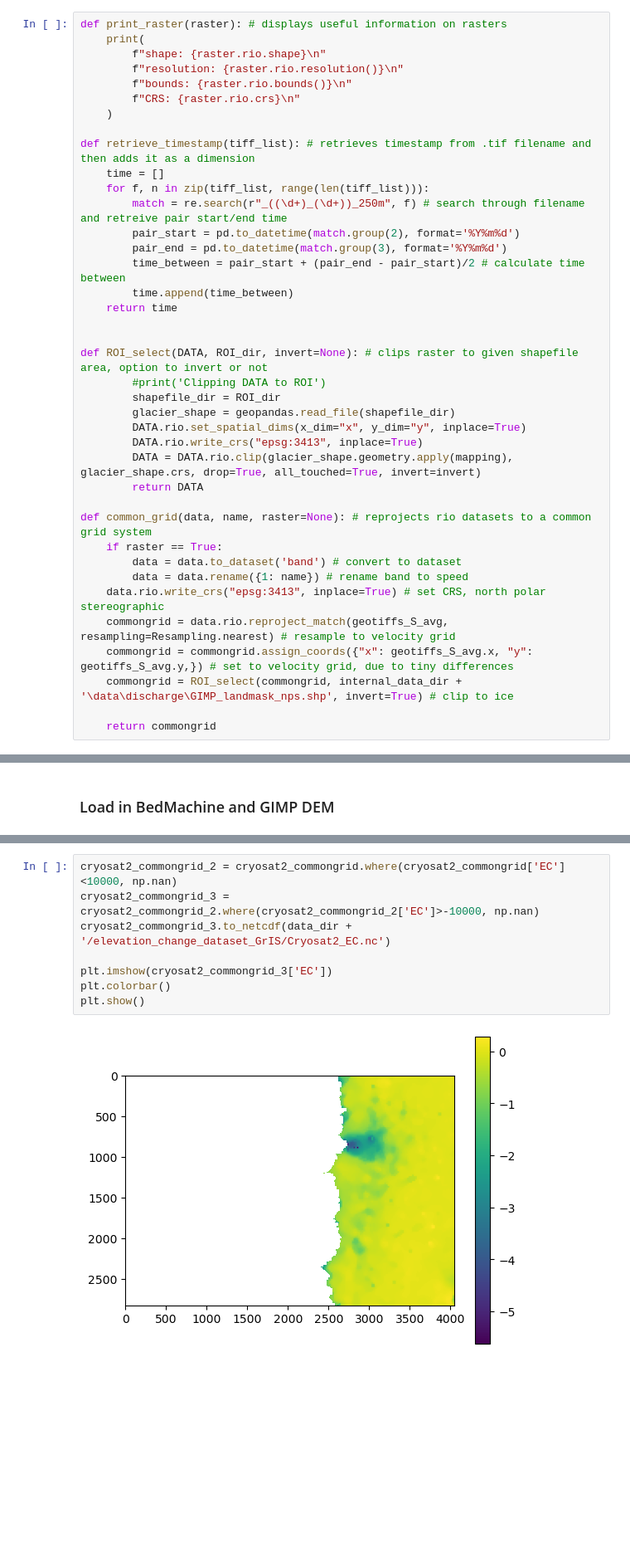
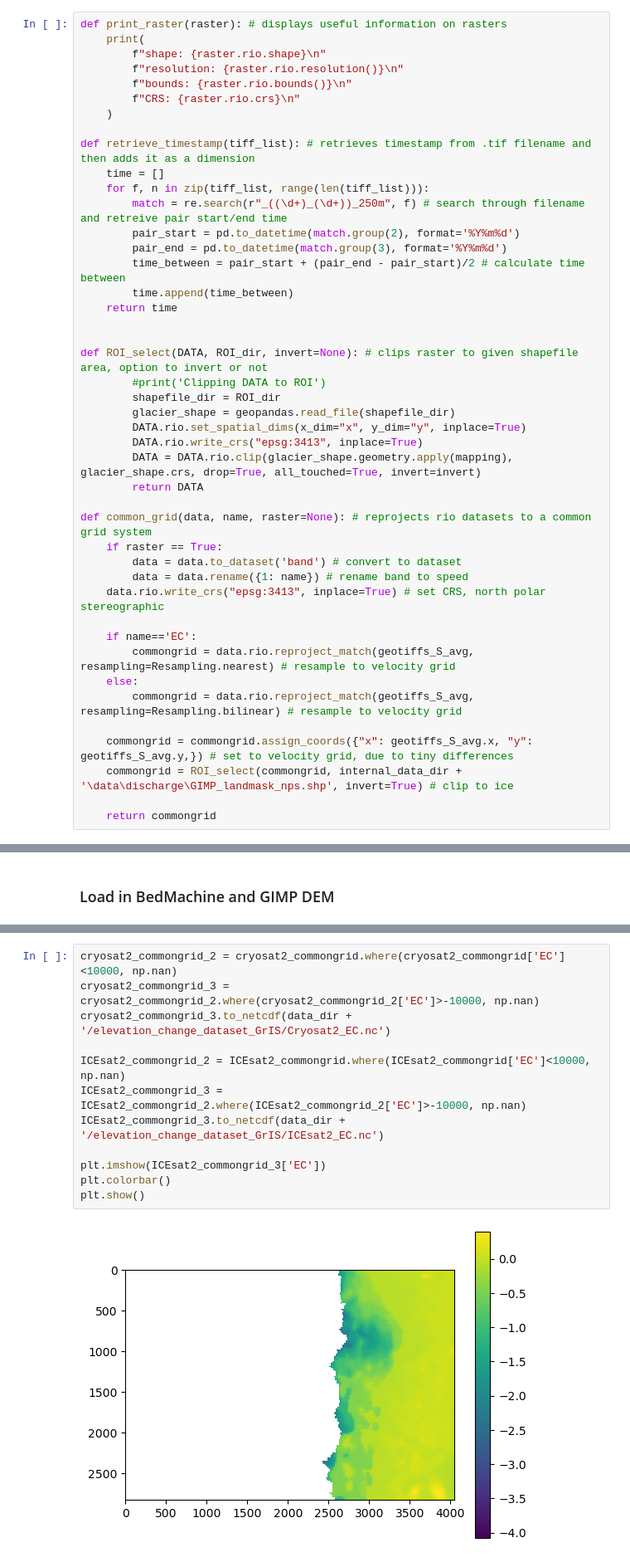
Before and after one commit to ry-ing/GrIS_late-season-melt-event, a Jupyter notebook: code/processing/sentinel1_discharge_processing_land-term.ipynb, the cells around one changed output, grey strips where cells are left out. Shown: that part at 83% size. Cells and saved outputs as stored; diff of their text form; blank space fills up the shorter version.

```diff
--- a/code/processing/sentinel1_discharge_processing_land-term.ipynb
+++ b/code/processing/sentinel1_discharge_processing_land-term.ipynb
@@ -64,7 +64,12 @@ def common_grid(data, name, raster=None): # reprojects rio datasets to a common
         data = data.to_dataset('band') # convert to dataset
         data = data.rename({1: name}) # rename band to speed
     data.rio.write_crs("epsg:3413", inplace=True) # set CRS, north polar stereographic
-    commongrid = data.rio.reproject_match(geotiffs_S_avg, resampling=Resampling.nearest) # resample to velocity grid
+
+    if name=='EC':
+        commongrid = data.rio.reproject_match(geotiffs_S_avg, resampling=Resampling.nearest) # resample to velocity grid
+    else:
+        commongrid = data.rio.reproject_match(geotiffs_S_avg, resampling=Resampling.bilinear) # resample to velocity grid
+
     commongrid = commongrid.assign_coords({"x": geotiffs_S_avg.x, "y": geotiffs_S_avg.y,}) # set to velocity grid, due to tiny differences
     commongrid = ROI_select(commongrid, internal_data_dir + '\data\discharge\GIMP_landmask_nps.shp', invert=True) # clip to ice
 
@@ -145,13 +140,17 @@ ICEsat2_commongrid = common_grid(ICEsat2, 'EC', raster=True) # 2018 TO 2020
 # %%
 cryosat2_commongrid_2 = cryosat2_commongrid.where(cryosat2_commongrid['EC']<10000, np.nan)
 cryosat2_commongrid_3 = cryosat2_commongrid_2.where(cryosat2_commongrid_2['EC']>-10000, np.nan)
 cryosat2_commongrid_3.to_netcdf(data_dir + '/elevation_change_dataset_GrIS/Cryosat2_EC.nc')
 
-plt.imshow(cryosat2_commongrid_3['EC'])
+ICEsat2_commongrid_2 = ICEsat2_commongrid.where(ICEsat2_commongrid['EC']<10000, np.nan)
+ICEsat2_commongrid_3 = ICEsat2_commongrid_2.where(ICEsat2_commongrid_2['EC']>-10000, np.nan)
+ICEsat2_commongrid_3.to_netcdf(data_dir + '/elevation_change_dataset_GrIS/ICEsat2_EC.nc')
+
+plt.imshow(ICEsat2_commongrid_3['EC'])
 plt.colorbar()
 plt.show()
 # %% [output]
-[figure, old version]
+[figure, new version]
 # %%
 geotiffs_U.rio.write_crs("epsg:3413", inplace=True) # set CRS, north polar stereographic
 geotiffs_V.rio.write_crs("epsg:3413", inplace=True) # set CRS, north polar stereographic
```
Also changed, not shown: parts of 18 cells of this notebook, 27 other files.
